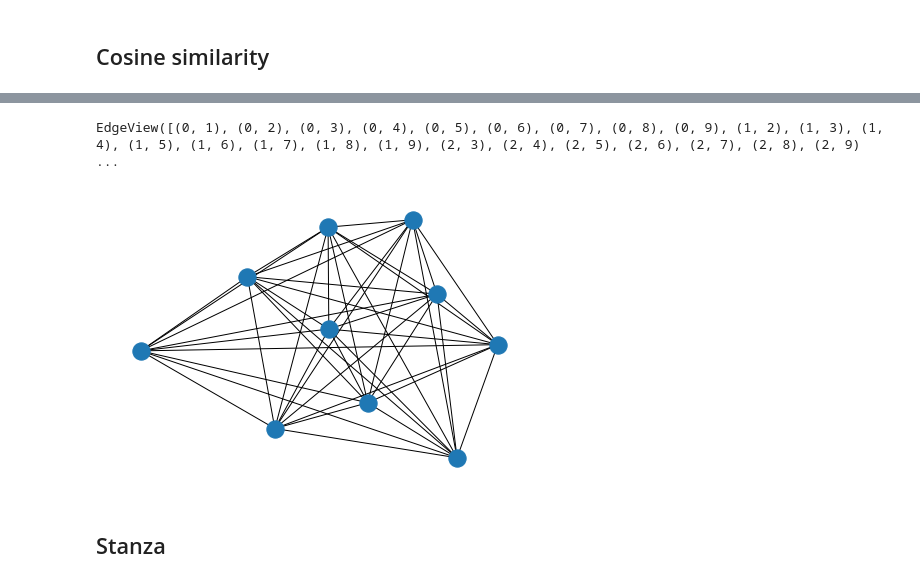
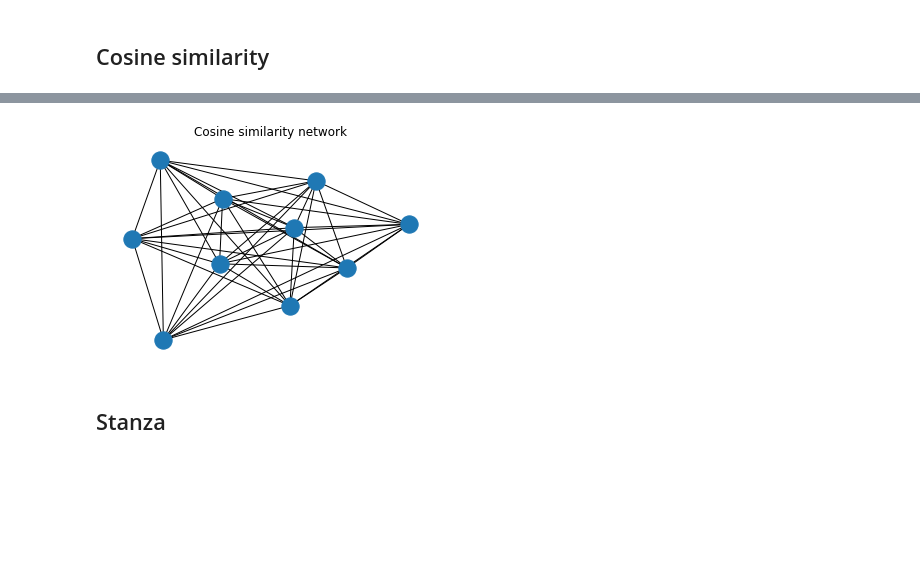
Before and after one commit to buu-nguyen/PIB3-NaturalLanguageProcessing, a Jupyter notebook: TextMining-NLP.ipynb, the cells around one changed output, grey strips where cells are left out. Drawn from its saved outputs; the diff is of its cells as text; code cells hidden in the pictures; blank space fills up the shorter version.

```diff
--- a/TextMining-NLP.ipynb
+++ b/TextMining-NLP.ipynb
@@ -141,17 +142,18 @@ pairwise dense output:
 adj_matrix = similarities
 for i in range(10):
     adj_matrix[i, i] = 0
-# %%
-import networkx as nx
-
-G = nx.from_numpy_matrix(similarities)
-G.edges
-# %% [output]
-EdgeView([(0, 1), (0, 2), (0, 3), (0, 4), (0, 5), (0, 6), (0, 7), (0, 8), (0, 9), (1, 2), (1, 3), (1, 4), (1, 5), (1, 6), (1, 7), (1, 8), (1, 9), (2, 3), (2, 4), (2, 5), (2, 6), (2, 7), (2, 8), (2, 9) ...
 # %%
-nx.draw(G)
+import networkx as nx
+
+G = nx.from_numpy_matrix(similarities)
+f = plt.figure()
+plt.title("Cosine similarity network")
+plt.axis('off')
+nx.draw(G, ax=f.add_subplot(111))
+f.show()
+f.savefig("plots/graph.png")
 # %% [output]
-[figure, old version]
+[figure, new version]
 # %% [markdown]
 ## Stanza
 # %%
```
Also changed, not shown: parts of 4 cells of this notebook, 3 other files.
